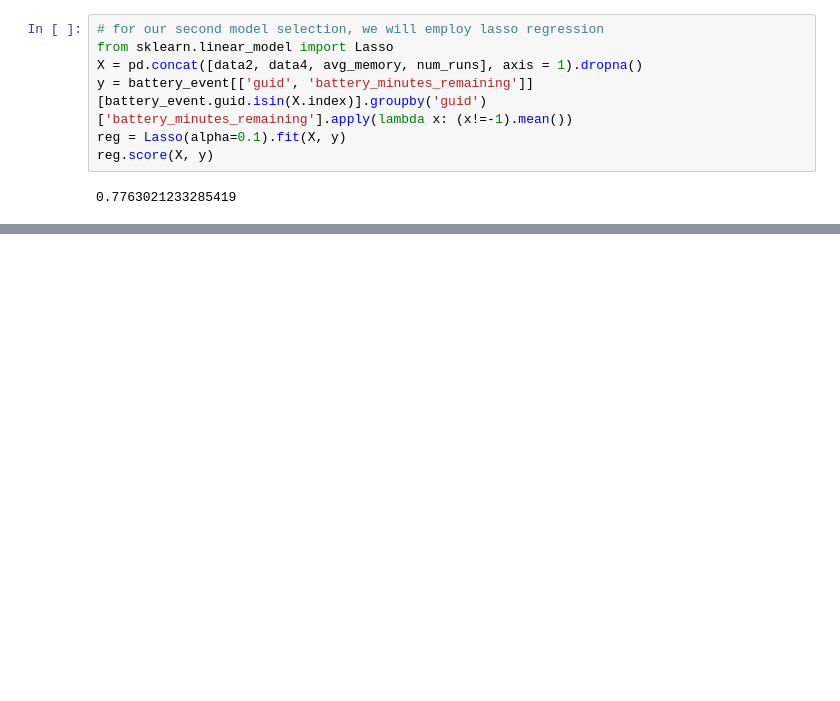
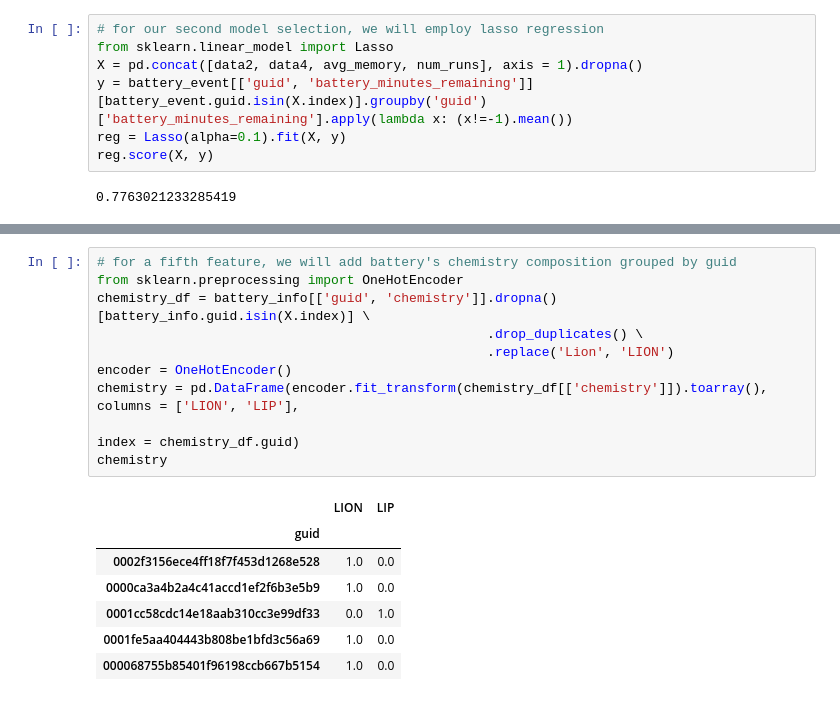
Before and after one commit to michelleliu1027/DSC180B, a Jupyter notebook: DSC180B_01_28.ipynb, the cells around one changed output, grey strips where cells are left out. Cells and saved outputs as stored; diff of their text form; blank space fills up the shorter version.

```diff
--- a/DSC180B_01_28.ipynb
+++ b/DSC180B_01_28.ipynb
@@ -480,0 +499,18 @@ p_val
+# %%
+# for a fifth feature, we will add battery's chemistry composition grouped by guid
+from sklearn.preprocessing import OneHotEncoder
+chemistry_df = battery_info[['guid', 'chemistry']].dropna()[battery_info.guid.isin(X.index)] \
+                                                  .drop_duplicates() \
+                                                  .replace('Lion', 'LION')
+encoder = OneHotEncoder()
+chemistry = pd.DataFrame(encoder.fit_transform(chemistry_df[['chemistry']]).toarray(), columns = ['LION', 'LIP'],
+                                                                                       index = chemistry_df.guid)
+chemistry
+# %% [output]
+|  | LION | LIP |
+| guid |  |  |
+| 0002f3156ece4ff18f7f453d1268e528 | 1.0 | 0.0 |
+| 0000ca3a4b2a4c41accd1ef2f6b3e5b9 | 1.0 | 0.0 |
+| 0001cc58cdc14e18aab310cc3e99df33 | 0.0 | 1.0 |
+| 0001fe5aa404443b808be1bfd3c56a69 | 1.0 | 0.0 |
+| 000068755b85401f96198ccb667b5154 | 1.0 | 0.0 |
```
Also changed, not shown: parts of 16 cells of this notebook.
